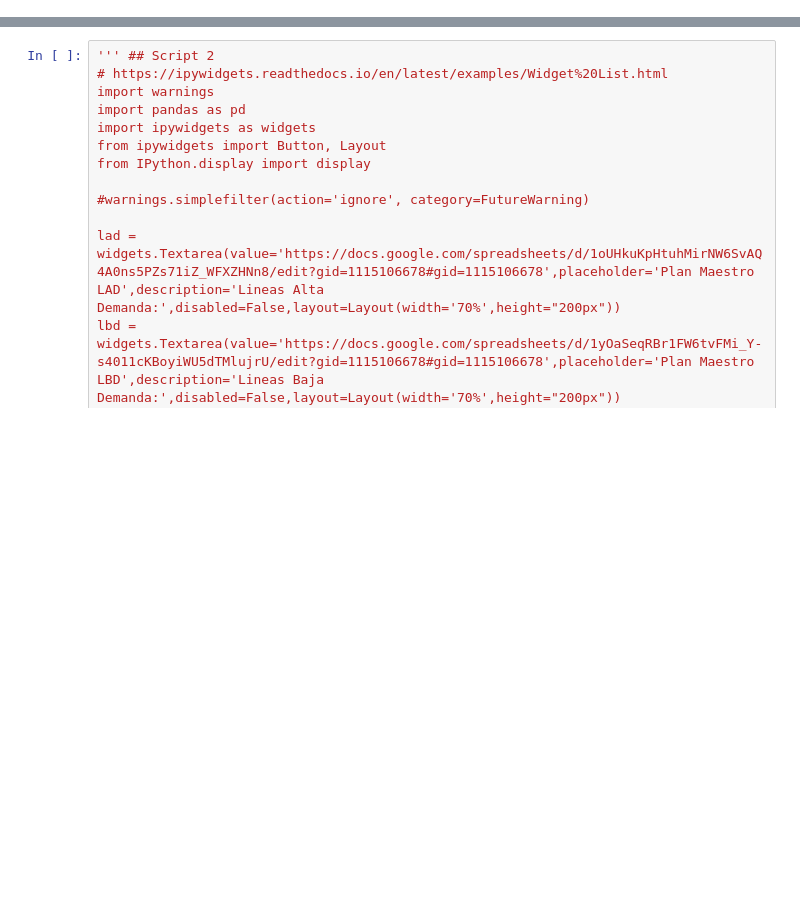
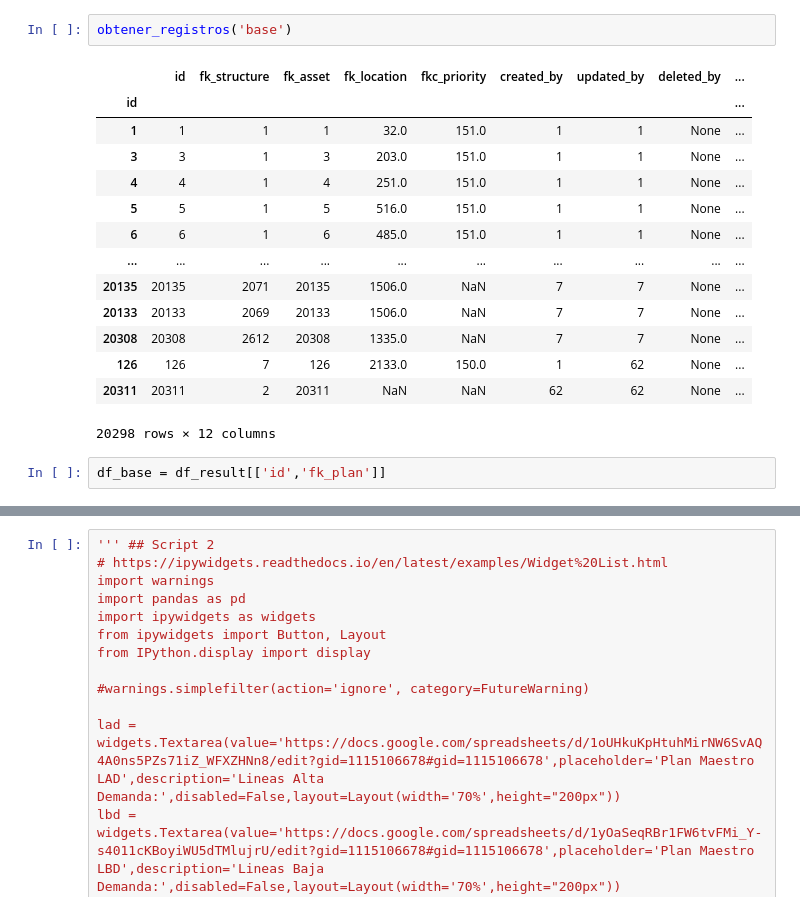
Before and after one commit to raulink/datascience_etcmt, a Jupyter notebook: notebooks/2.script.ipynb, the cells around one changed output, grey strips where cells are left out. Saved outputs shown, nothing was run; the diff lists cells and outputs as text; blank space fills up the shorter version.

```diff
--- a/notebooks/2.script.ipynb
+++ b/notebooks/2.script.ipynb
@@ -201,0 +567,19 @@ class GoogleSheetProcessor:
+# %%
+obtener_registros('base')
+# %% [output]
+|  | id | fk_structure | fk_asset | fk_location | fkc_priority | created_by | updated_by | deleted_by | ... |
+| id |  |  |  |  |  |  |  |  | ... |
+| 1 | 1 | 1 | 1 | 32.0 | 151.0 | 1 | 1 | None | ... |
+| 3 | 3 | 1 | 3 | 203.0 | 151.0 | 1 | 1 | None | ... |
+| 4 | 4 | 1 | 4 | 251.0 | 151.0 | 1 | 1 | None | ... |
+| 5 | 5 | 1 | 5 | 516.0 | 151.0 | 1 | 1 | None | ... |
+| 6 | 6 | 1 | 6 | 485.0 | 151.0 | 1 | 1 | None | ... |
+| ... | ... | ... | ... | ... | ... | ... | ... | ... | ... |
+| 20135 | 20135 | 2071 | 20135 | 1506.0 | NaN | 7 | 7 | None | ... |
+| 20133 | 20133 | 2069 | 20133 | 1506.0 | NaN | 7 | 7 | None | ... |
+| 20308 | 20308 | 2612 | 20308 | 1335.0 | NaN | 7 | 7 | None | ... |
+| 126 | 126 | 7 | 126 | 2133.0 | 150.0 | 1 | 62 | None | ... |
+| 20311 | 20311 | 2 | 20311 | NaN | NaN | 62 | 62 | None | ... |
+20298 rows × 12 columns
+# %%
+df_base = df_result[['id','fk_plan']]
```
Also changed, not shown: parts of 27 cells of this notebook, 7 other files.
